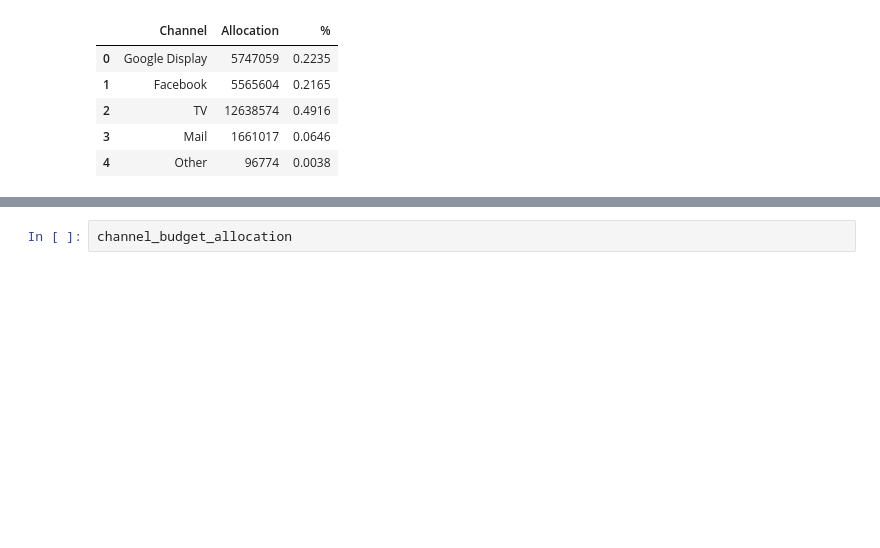
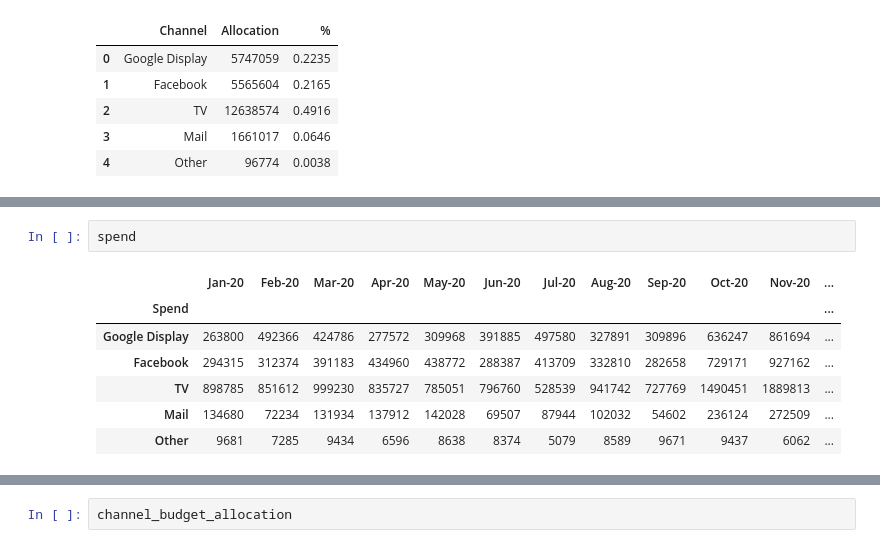
Before and after one commit to jwong853/GoHealth_Case_Study, a Jupyter notebook: EDA_notebooks/ghealth_case_study.ipynb, the cells around one changed output, grey strips where cells are left out. Cells and saved outputs as stored; diff of their text form; blank space fills up the shorter version.

```diff
--- a/EDA_notebooks/ghealth_case_study.ipynb
+++ b/EDA_notebooks/ghealth_case_study.ipynb
@@ -876,2 +874,12 @@ new_budget
+# %%
+spend
+# %% [output]
+|  | Jan-20 | Feb-20 | Mar-20 | Apr-20 | May-20 | Jun-20 | Jul-20 | Aug-20 | Sep-20 | Oct-20 | Nov-20 | ... |
+| Spend |  |  |  |  |  |  |  |  |  |  |  | ... |
+| Google Display | 263800 | 492366 | 424786 | 277572 | 309968 | 391885 | 497580 | 327891 | 309896 | 636247 | 861694 | ... |
+| Facebook | 294315 | 312374 | 391183 | 434960 | 438772 | 288387 | 413709 | 332810 | 282658 | 729171 | 927162 | ... |
+| TV | 898785 | 851612 | 999230 | 835727 | 785051 | 796760 | 528539 | 941742 | 727769 | 1490451 | 1889813 | ... |
+| Mail | 134680 | 72234 | 131934 | 137912 | 142028 | 69507 | 87944 | 102032 | 54602 | 236124 | 272509 | ... |
+| Other | 9681 | 7285 | 9434 | 6596 | 8638 | 8374 | 5079 | 8589 | 9671 | 9437 | 6062 | ... |
 # %%
 #New Budget dataframe contatining monthly budget allocation
```
Also changed, not shown: parts of 22 cells of this notebook.
